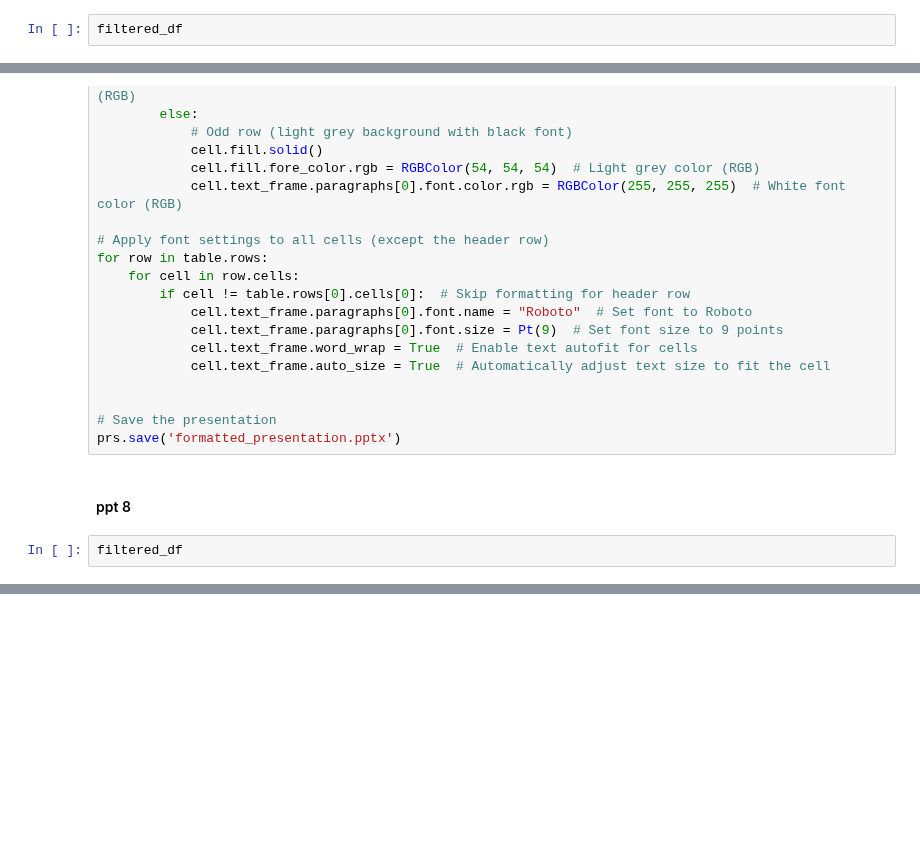
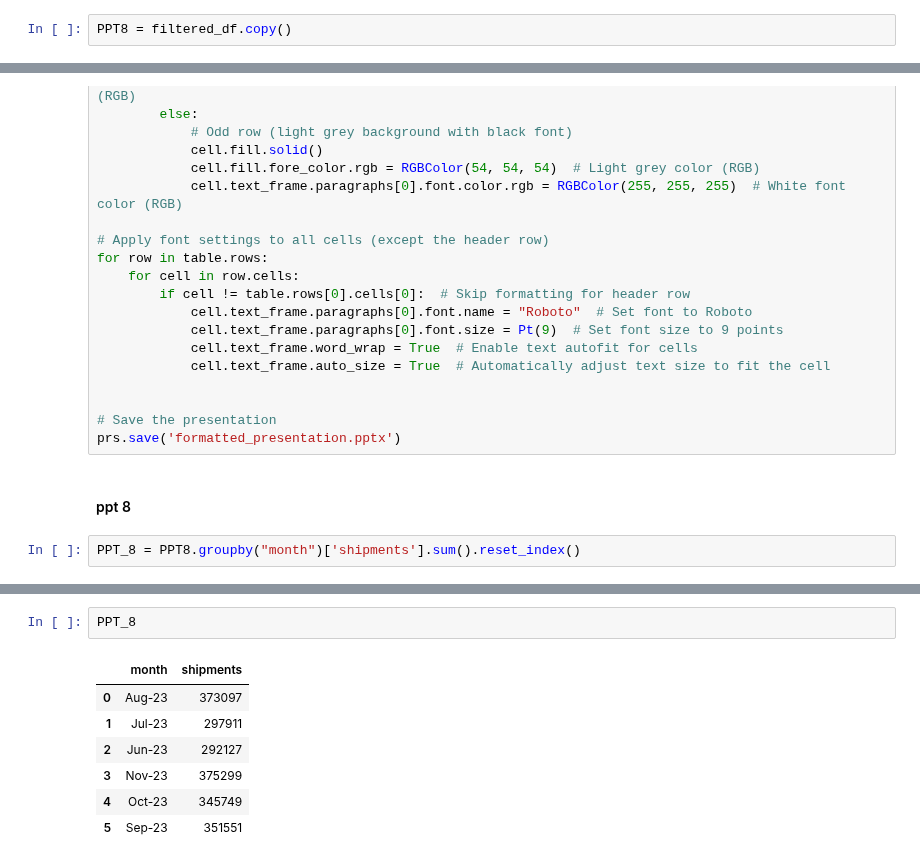
Before and after one commit to TahaDataAlchemy/BLUE-EX-Domestic-Auto, a Jupyter notebook: ETL.ipynb, the cells around one changed output, grey strips where cells are left out. Saved outputs shown, nothing was run; the diff lists cells and outputs as text; blank space fills up the shorter version.

```diff
--- a/ETL.ipynb
+++ b/ETL.ipynb
@@ -155,2 +157,2 @@ len(rows)
 # %%
-filtered_df
+PPT8 = filtered_df.copy()
@@ -2133,4 +2204,4 @@ prs.save('formatted_presentation.pptx')
 # %% [markdown]
 #### ppt 8
 # %%
-filtered_df
+PPT_8 = PPT8.groupby("month")['shipments'].sum().reset_index()
@@ -2197,0 +2265,10 @@ Updated PowerPoint file saved: updated_presentation.pptx
+# %%
+PPT_8
+# %% [output]
+|  | month | shipments |
+| 0 | Aug-23 | 373097 |
+| 1 | Jul-23 | 297911 |
+| 2 | Jun-23 | 292127 |
+| 3 | Nov-23 | 375299 |
+| 4 | Oct-23 | 345749 |
+| 5 | Sep-23 | 351551 |
```
Also changed, not shown: parts of 21 cells of this notebook.
